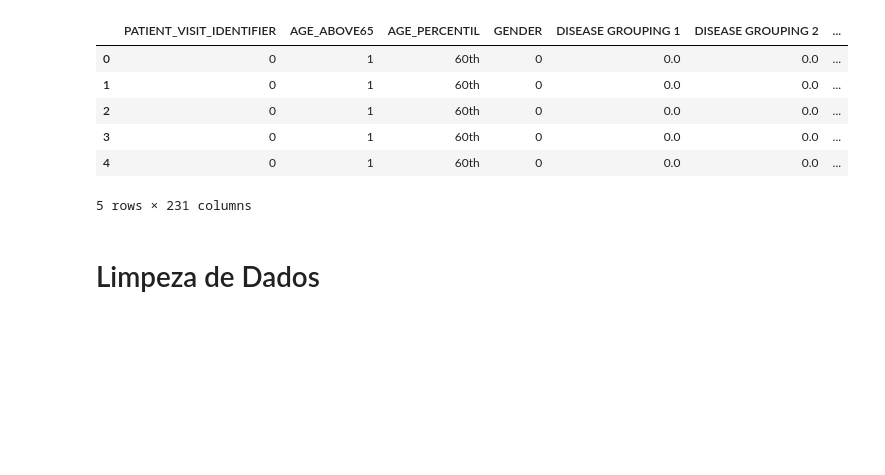
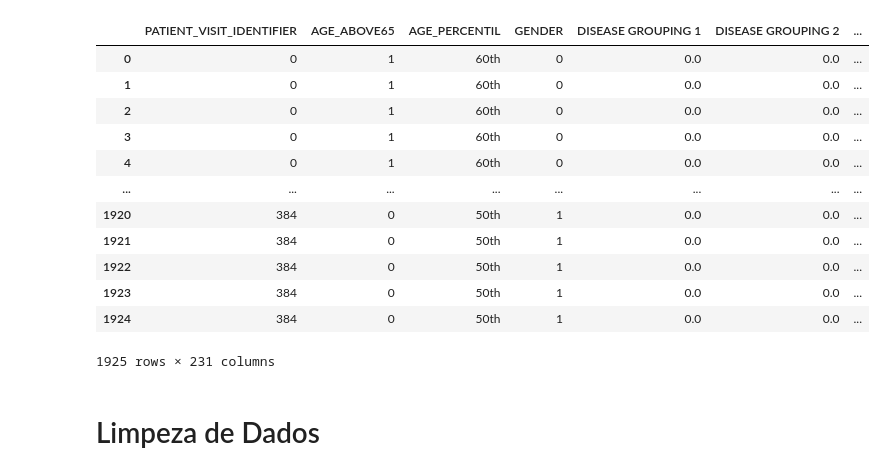
Before and after one commit to arturcgs/bootcamp-data-science-aplicada3, a Jupyter notebook: Projetos/Projeto_Final_Testes.ipynb, the cells around one changed output. Drawn from its saved outputs; the diff is of its cells as text; code cells hidden in the pictures; blank space fills up the shorter version.

```diff
--- a/Projetos/Projeto_Final_Testes.ipynb
+++ b/Projetos/Projeto_Final_Testes.ipynb
@@ -31,15 +32,21 @@ def df_inteiro(df):
       display(df)
 # %%
 dados = pd.read_excel('https://github.com/arturcgs/BootcampDataScienceAplicada3/blob/main/Bancos_de_Dados/Sirio_Libanes_ICU_Kaggle.xlsx?raw=true')
-dados.head()
+dados
 # %% [output]
 |  | PATIENT_VISIT_IDENTIFIER | AGE_ABOVE65 | AGE_PERCENTIL | GENDER | DISEASE GROUPING 1 | DISEASE GROUPING 2 | ... |
 | 0 | 0 | 1 | 60th | 0 | 0.0 | 0.0 | ... |
 | 1 | 0 | 1 | 60th | 0 | 0.0 | 0.0 | ... |
 | 2 | 0 | 1 | 60th | 0 | 0.0 | 0.0 | ... |
 | 3 | 0 | 1 | 60th | 0 | 0.0 | 0.0 | ... |
 | 4 | 0 | 1 | 60th | 0 | 0.0 | 0.0 | ... |
+| ... | ... | ... | ... | ... | ... | ... | ... |
+| 1920 | 384 | 0 | 50th | 1 | 0.0 | 0.0 | ... |
+| 1921 | 384 | 0 | 50th | 1 | 0.0 | 0.0 | ... |
+| 1922 | 384 | 0 | 50th | 1 | 0.0 | 0.0 | ... |
+| 1923 | 384 | 0 | 50th | 1 | 0.0 | 0.0 | ... |
+| 1924 | 384 | 0 | 50th | 1 | 0.0 | 0.0 | ... |
-5 rows × 231 columns
+1925 rows × 231 columns
 # %%
 np.random.seed(168341)
 # %% [markdown]
```
Also changed, not shown: parts of 17 cells of this notebook.
